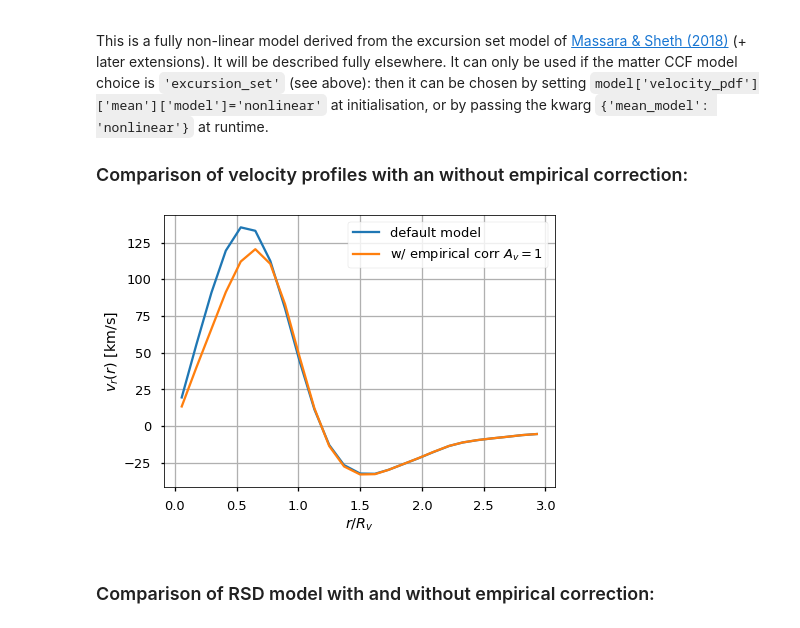
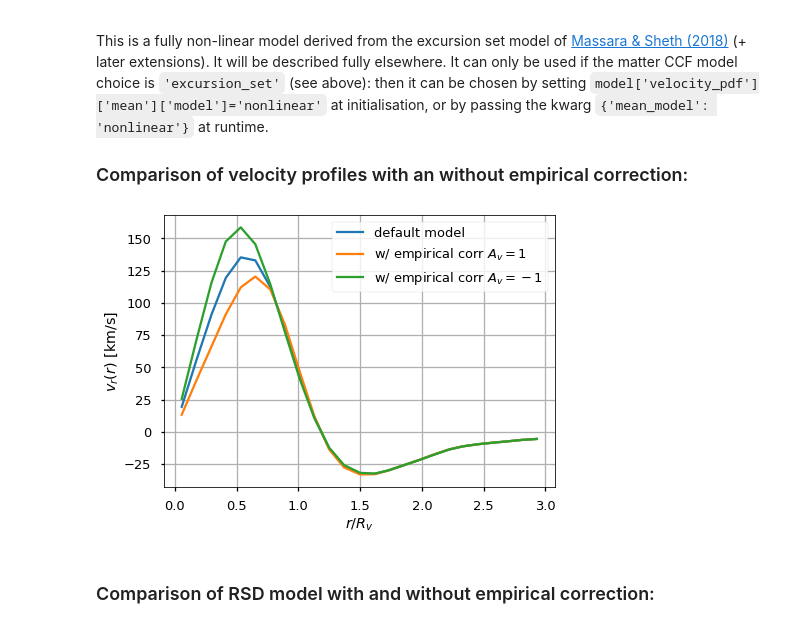
Before and after one commit to seshnadathur/victor, a Jupyter notebook: notebooks/model_options_demo.ipynb, the cells around one changed output. Saved outputs shown, nothing was run; the diff lists cells and outputs as text; code cells hidden in the pictures.

```diff
--- a/notebooks/model_options_demo.ipynb
+++ b/notebooks/model_options_demo.ipynb
@@ -285,18 +285,21 @@ This is a fully non-linear model derived from the excursion set model of [Massar
 # %%
 params = {'fsigma8': 0.47, 'epsilon': 1.0, 'Av': 1}
 # since distances here are in units of void radius, need to add this back in
 Rv = 50 # same assumption as before
 vr, deriv_vr = ccf.velocity_terms(ccf.r, params)
 plt.figure(figsize=(7,5))
 plt.plot(ccf.r, vr*Rv, label=r'default model')
 vr, deriv_vr = ccf.velocity_terms(ccf.r, params, **{'empirical_corr': True})
 plt.plot(ccf.r, vr*Rv, label=rf'w/ empirical corr $A_v={params["Av"]}$')
+params = {'fsigma8': 0.47, 'epsilon': 1.0, 'Av': -1}
+vr, deriv_vr = ccf.velocity_terms(ccf.r, params, **{'empirical_corr': True})
+plt.plot(ccf.r, vr*Rv, label=rf'w/ empirical corr $A_v={params["Av"]}$')
 plt.legend(loc='upper right')
 plt.xlabel(r'$r/R_v$')
 plt.ylabel(r'$v_r(r)$ [km/s]')
 plt.grid()
 # %% [output]
-[figure, old version]
+[figure, new version]
 # %% [markdown]
 ### Comparison of RSD model with and without empirical correction:
 # %%
```
Also changed, not shown: parts of 5 cells of this notebook, 3 other files.
